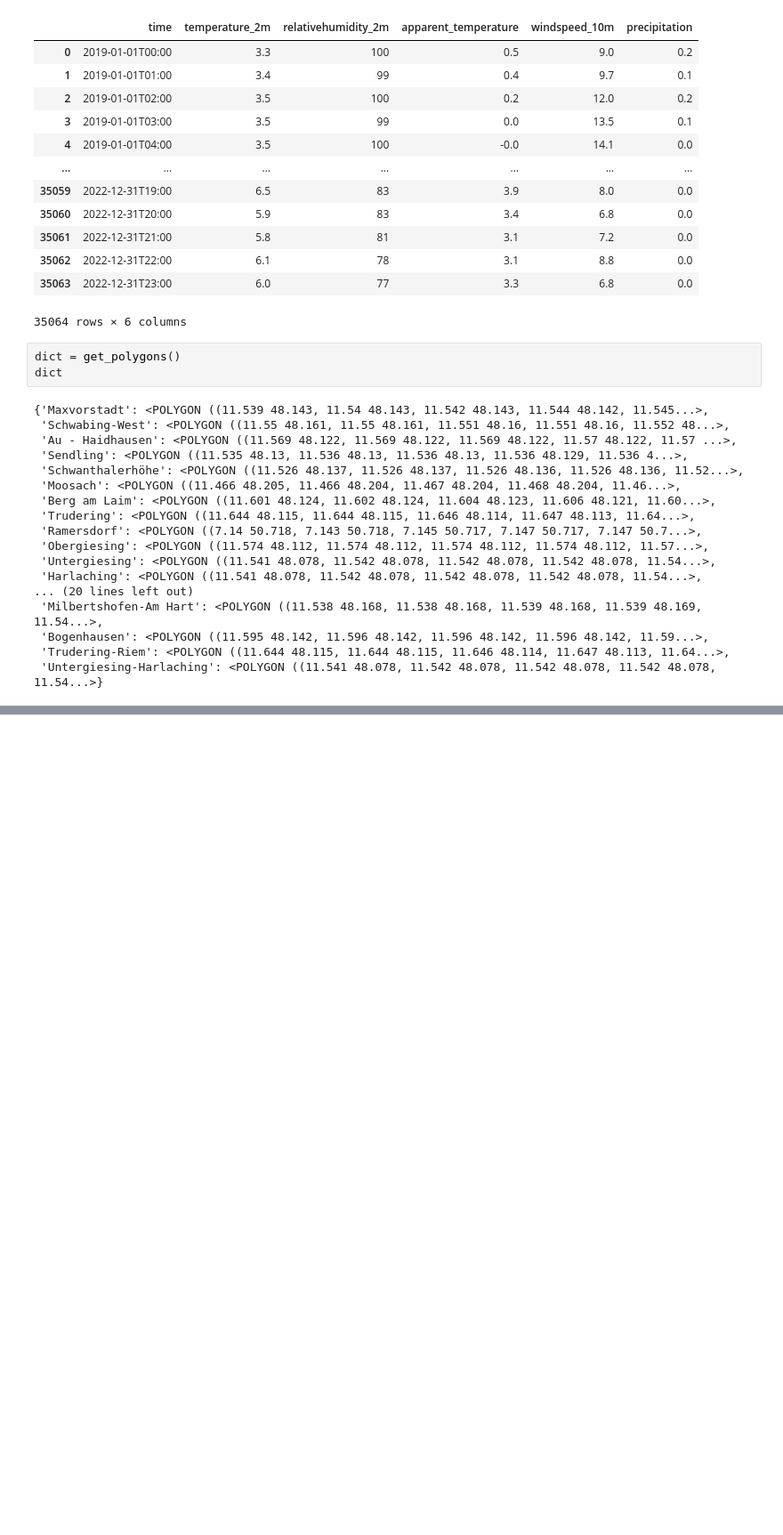
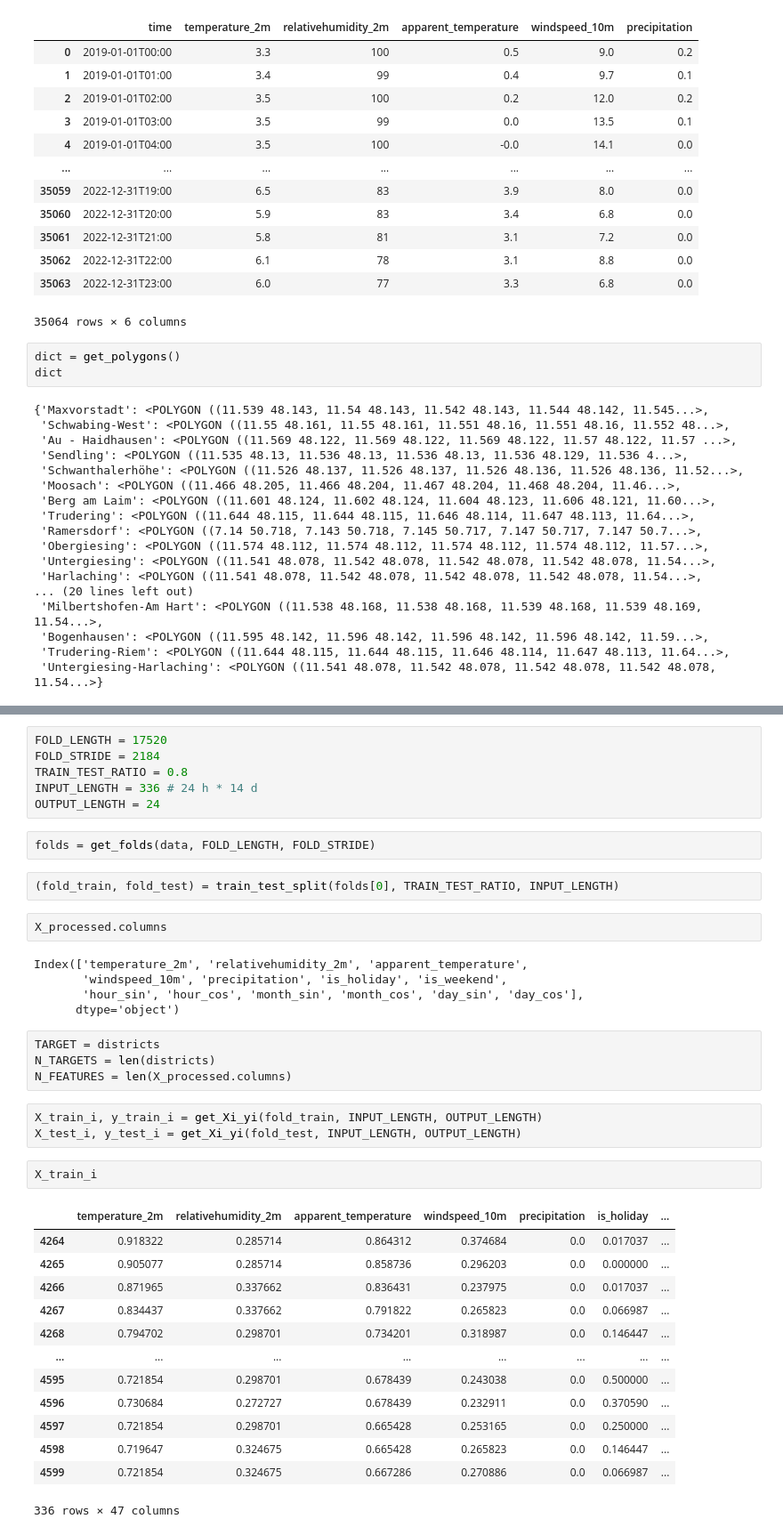
Before and after one commit to shoefer987/bike_sharing_demand, a Jupyter notebook: notebooks/shoefer987_preprocessing.ipynb, the cells around one changed output, grey strips where cells are left out. Shown at 89% size. Cells and saved outputs as stored; diff of their text form; blank space fills up the shorter version.

```diff
--- a/notebooks/shoefer987_preprocessing.ipynb
+++ b/notebooks/shoefer987_preprocessing.ipynb
@@ -216,0 +486,40 @@ dict
+# %%
+FOLD_LENGTH = 17520
+FOLD_STRIDE = 2184
+TRAIN_TEST_RATIO = 0.8
+INPUT_LENGTH = 336 # 24 h * 14 d
+OUTPUT_LENGTH = 24
+# %%
+folds = get_folds(data, FOLD_LENGTH, FOLD_STRIDE)
+# %%
+(fold_train, fold_test) = train_test_split(folds[0], TRAIN_TEST_RATIO, INPUT_LENGTH)
+# %%
+X_processed.columns
+# %% [output]
+Index(['temperature_2m', 'relativehumidity_2m', 'apparent_temperature',
+       'windspeed_10m', 'precipitation', 'is_holiday', 'is_weekend',
+       'hour_sin', 'hour_cos', 'month_sin', 'month_cos', 'day_sin', 'day_cos'],
+      dtype='object')
+# %%
+TARGET = districts
+N_TARGETS = len(districts)
+N_FEATURES = len(X_processed.columns)
+# %%
+X_train_i, y_train_i = get_Xi_yi(fold_train, INPUT_LENGTH, OUTPUT_LENGTH)
+X_test_i, y_test_i = get_Xi_yi(fold_test, INPUT_LENGTH, OUTPUT_LENGTH)
+# %%
+X_train_i
+# %% [output]
+|  | temperature_2m | relativehumidity_2m | apparent_temperature | windspeed_10m | precipitation | is_holiday | ... |
+| 4264 | 0.918322 | 0.285714 | 0.864312 | 0.374684 | 0.0 | 0.017037 | ... |
+| 4265 | 0.905077 | 0.285714 | 0.858736 | 0.296203 | 0.0 | 0.000000 | ... |
+| 4266 | 0.871965 | 0.337662 | 0.836431 | 0.237975 | 0.0 | 0.017037 | ... |
+| 4267 | 0.834437 | 0.337662 | 0.791822 | 0.265823 | 0.0 | 0.066987 | ... |
+| 4268 | 0.794702 | 0.298701 | 0.734201 | 0.318987 | 0.0 | 0.146447 | ... |
+| ... | ... | ... | ... | ... | ... | ... | ... |
+| 4595 | 0.721854 | 0.298701 | 0.678439 | 0.243038 | 0.0 | 0.500000 | ... |
+| 4596 | 0.730684 | 0.272727 | 0.678439 | 0.232911 | 0.0 | 0.370590 | ... |
+| 4597 | 0.721854 | 0.298701 | 0.665428 | 0.253165 | 0.0 | 0.250000 | ... |
+| 4598 | 0.719647 | 0.324675 | 0.665428 | 0.265823 | 0.0 | 0.146447 | ... |
+| 4599 | 0.721854 | 0.324675 | 0.667286 | 0.270886 | 0.0 | 0.066987 | ... |
+336 rows × 47 columns
```
Also changed, not shown: parts of 29 cells of this notebook.
